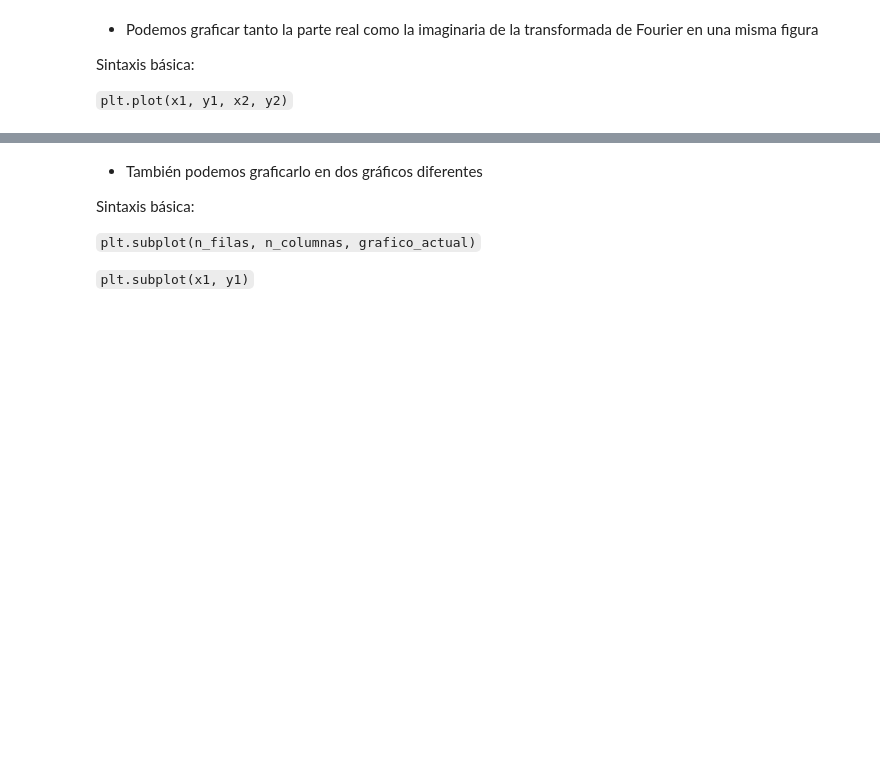
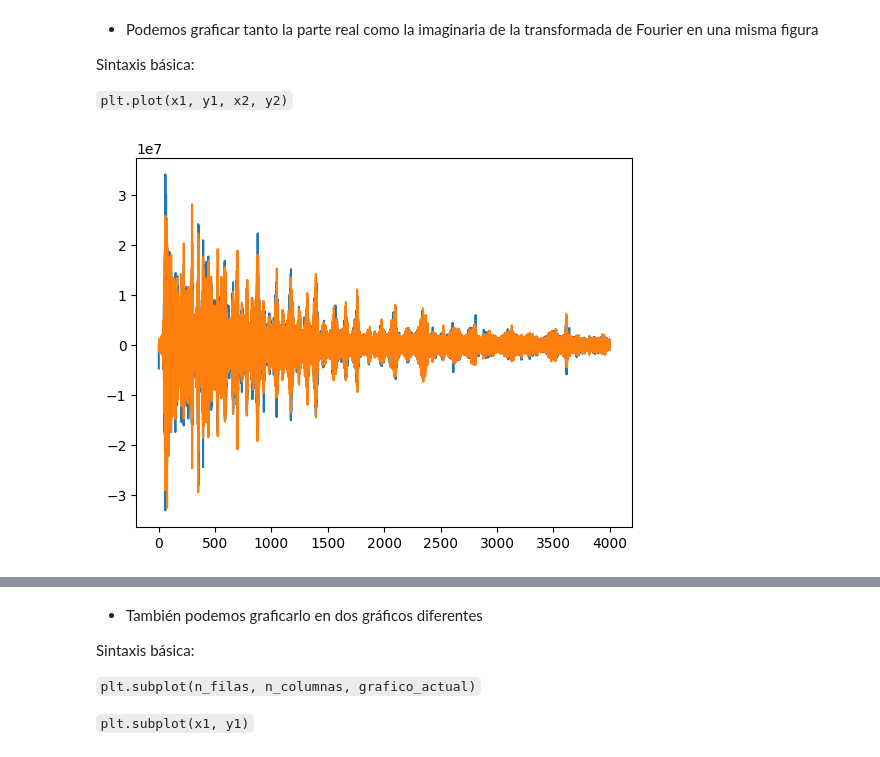
Before and after one commit to estebangonzalezITM/ProgramacionAvanzada, a Jupyter notebook: Notebooks/10_Matplotlib.ipynb, the cells around one changed output, grey strips where cells are left out. Saved outputs shown, nothing was run; the diff lists cells and outputs as text; code cells hidden in the pictures; blank space fills up the shorter version.

```diff
--- a/Notebooks/10_Matplotlib.ipynb
+++ b/Notebooks/10_Matplotlib.ipynb
@@ -149,5 +175,8 @@ Sintaxis básica:
 
   `plt.plot(x1, y1, x2, y2)`
 # %%
-plt.plot(freq[ind], sp[ind].real,freq[ind], sp[ind].imag)
+plt.plot(freq[ind], sp[ind].real)
+plt.plot(freq[ind], sp[ind].imag)
 plt.show()
+# %% [output]
+[figure, added]
```
Also changed, not shown: parts of 21 cells of this notebook, 1 other file.
